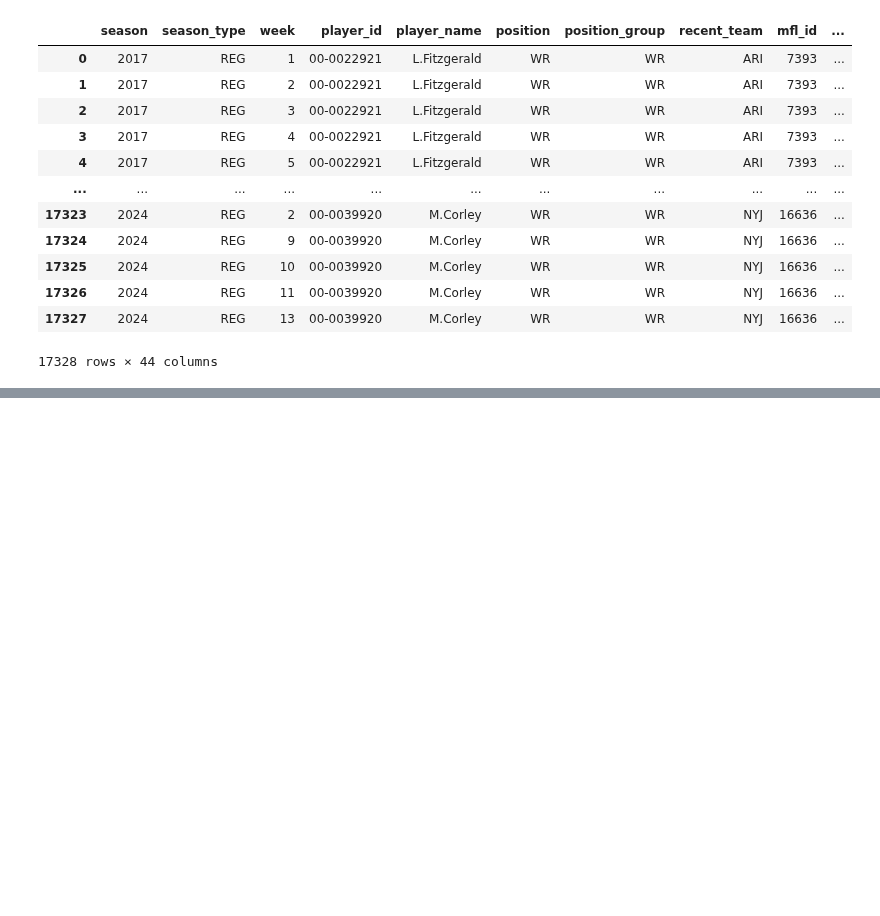
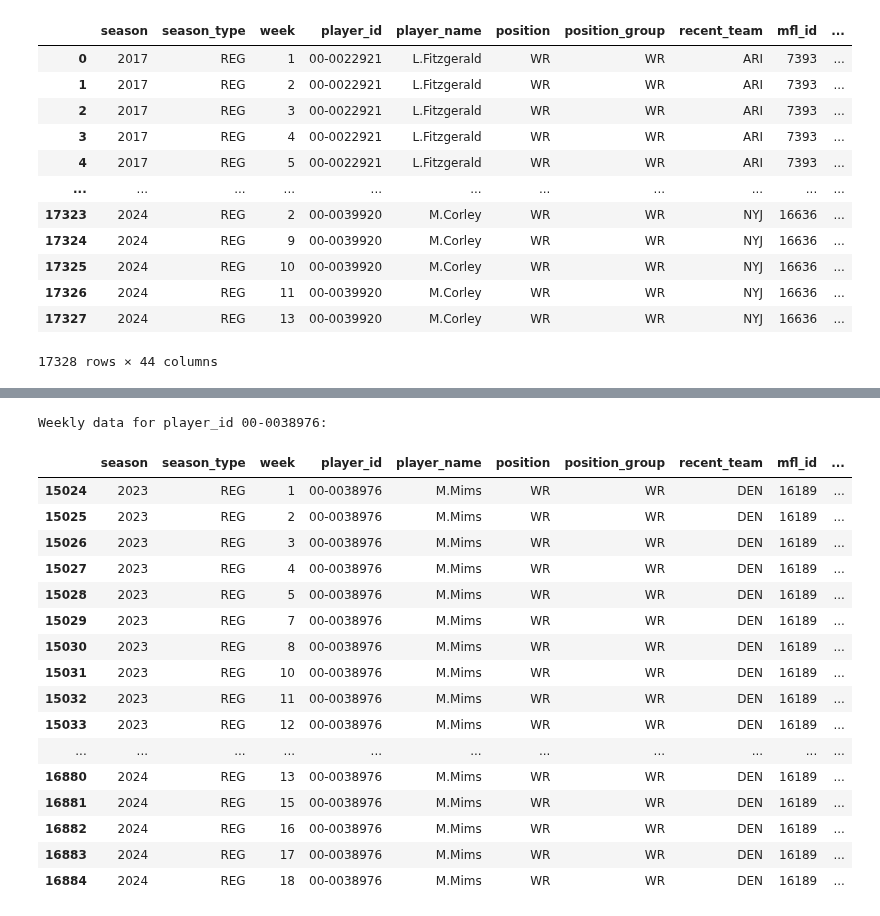
Before and after one commit to ARCtechmo/fanfav, a Jupyter notebook: wr_df.ipynb, the cells around one changed output, grey strips where cells are left out. Cells and saved outputs as stored; diff of their text form; code cells hidden in the pictures; blank space fills up the shorter version.

```diff
--- a/wr_df.ipynb
+++ b/wr_df.ipynb
@@ -245,0 +208,21 @@ Shape of merged dataframe: (17328, 44)
+# %%
+# Ouput: a dataframe of NFL WR info, ids, weekly stats, and next-gen stats since 2017
+
+
+# Joinswr_ids_weekly_stats dataframe with ngs_wr_df using the keys 'player_id' and 'player_gsis_id'
+# Merge wr_ids_weekly_stats with ngs_wr_df using a left join
+wr_ids_ngs_weekly_stats = pd.merge(
+    wr_ids_weekly_stats,
+    ngs_wr_df,
+    left_on=['player_id', 'season', 'week'],  # Keys from wr_ids_weekly_stats
+    right_on=['player_gsis_id', 'season', 'week'],  # Keys from ngs_wr_df
+    how='left'  # Retain all rows from wr_ids_weekly_stats
+)
+
+# Display the shape of the resulting dataframe
+print(f"Shape of merged dataframe: {wr_ids_ngs_weekly_stats.shape}")
+print(f"Row count matches: {wr_ids_weekly_stats.shape[0] == wr_ids_ngs_weekly_stats.shape[0]}")
+
+
+# Display a sample of the merged dataframe
+display(wr_ids_ngs_weekly_stats)
@@ -245,0 +277,30 @@ Shape of merged dataframe: (17328, 44)
+# %%
+## TEST ##
+# Compare player_id to player_gsis_id from the merged dataframe
+wr_id = '00-0038976'  # Replace with the desired player_id
+
+# Filter the merged dataframe for the matching player_id
+player_data = wr_ids_ngs_weekly_stats[wr_ids_ngs_weekly_stats['player_id'] == wr_id]
+
+# Display the player's weekly data for testing
+print(f"Weekly data for player_id {wr_id}:")
+display(player_data)
+# %% [output]
+Weekly data for player_id 00-0038976:
+|  | season | season_type | week | player_id | player_name | position | position_group | recent_team | mfl_id | ... |
+| 15024 | 2023 | REG | 1 | 00-0038976 | M.Mims | WR | WR | DEN | 16189 | ... |
+| 15025 | 2023 | REG | 2 | 00-0038976 | M.Mims | WR | WR | DEN | 16189 | ... |
+| 15026 | 2023 | REG | 3 | 00-0038976 | M.Mims | WR | WR | DEN | 16189 | ... |
+| 15027 | 2023 | REG | 4 | 00-0038976 | M.Mims | WR | WR | DEN | 16189 | ... |
+| 15028 | 2023 | REG | 5 | 00-0038976 | M.Mims | WR | WR | DEN | 16189 | ... |
+| 15029 | 2023 | REG | 7 | 00-0038976 | M.Mims | WR | WR | DEN | 16189 | ... |
+| 15030 | 2023 | REG | 8 | 00-0038976 | M.Mims | WR | WR | DEN | 16189 | ... |
+| 15031 | 2023 | REG | 10 | 00-0038976 | M.Mims | WR | WR | DEN | 16189 | ... |
+| 15032 | 2023 | REG | 11 | 00-0038976 | M.Mims | WR | WR | DEN | 16189 | ... |
+| 15033 | 2023 | REG | 12 | 00-0038976 | M.Mims | WR | WR | DEN | 16189 | ... |
+| ... | ... | ... | ... | ... | ... | ... | ... | ... | ... | ... |
+| 16880 | 2024 | REG | 13 | 00-0038976 | M.Mims | WR | WR | DEN | 16189 | ... |
+| 16881 | 2024 | REG | 15 | 00-0038976 | M.Mims | WR | WR | DEN | 16189 | ... |
+| 16882 | 2024 | REG | 16 | 00-0038976 | M.Mims | WR | WR | DEN | 16189 | ... |
+| 16883 | 2024 | REG | 17 | 00-0038976 | M.Mims | WR | WR | DEN | 16189 | ... |
+| 16884 | 2024 | REG | 18 | 00-0038976 | M.Mims | WR | WR | DEN | 16189 | ... |
```
Also changed, not shown: parts of 10 cells of this notebook.
